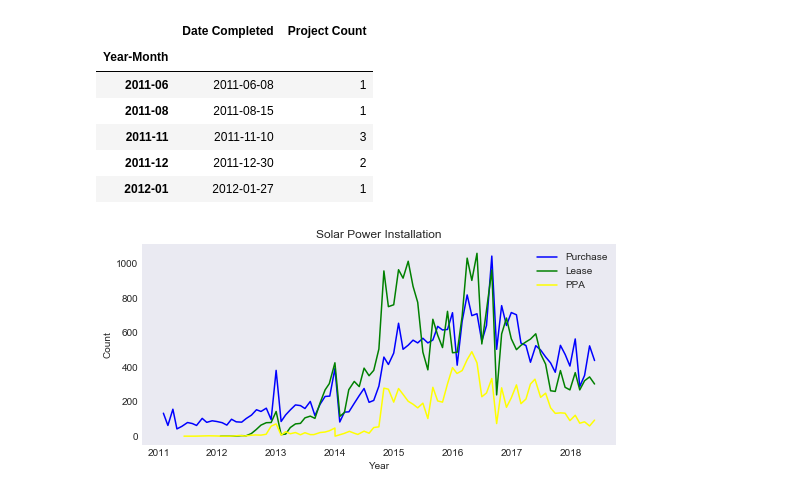
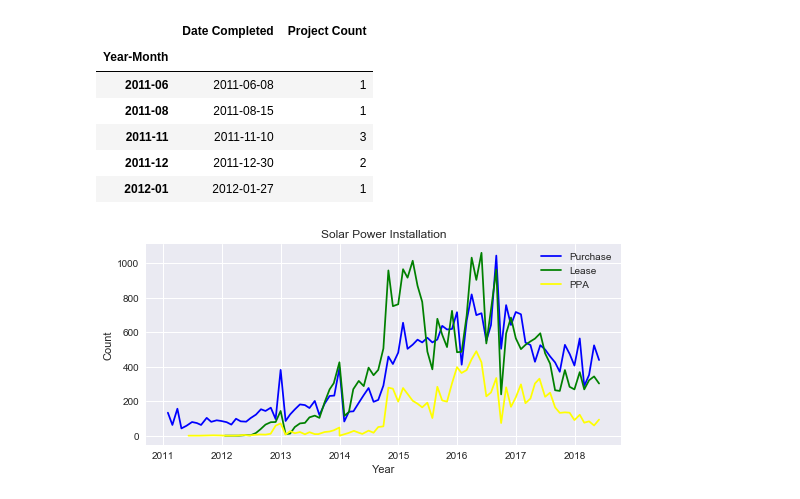
Before and after one commit to nasavish/TeamGreenTech, a Jupyter notebook: Code/Adoption_by_Type.ipynb, the cells around one changed output. Saved outputs shown, nothing was run; the diff lists cells and outputs as text; code cells hidden in the pictures.

```diff
--- a/Code/Adoption_by_Type.ipynb
+++ b/Code/Adoption_by_Type.ipynb
@@ -132,18 +132,18 @@ final_ppa_df.head()
 | 2011-12 | 2011-12-30 | 2 |
 | 2012-01 | 2012-01-27 | 1 |
 # %%
-sns.set_style('dark')
+plt.style.use('seaborn')
 plt.figure(figsize=(8.5,3.7))
 plt.plot(final_purchase_df["Date Completed"], final_purchase_df["Project Count"], c='blue', label='Purchase')
 
 plt.plot(final_lease_df["Date Completed"], final_lease_df["Project Count"], c='green', label='Lease')
 
 plt.plot(final_ppa_df["Date Completed"], final_ppa_df["Project Count"], c='yellow', label='PPA')
 plt.xlabel('Year')
 plt.ylabel('Count')
 plt.title("Solar Power Installation")
 plt.legend()
 plt.savefig("SolarInstallation_per_Year.png")
 plt.show()
 # %% [output]
-[figure, old version]
+[figure, new version]
```
Also changed, not shown: 7 other files.
